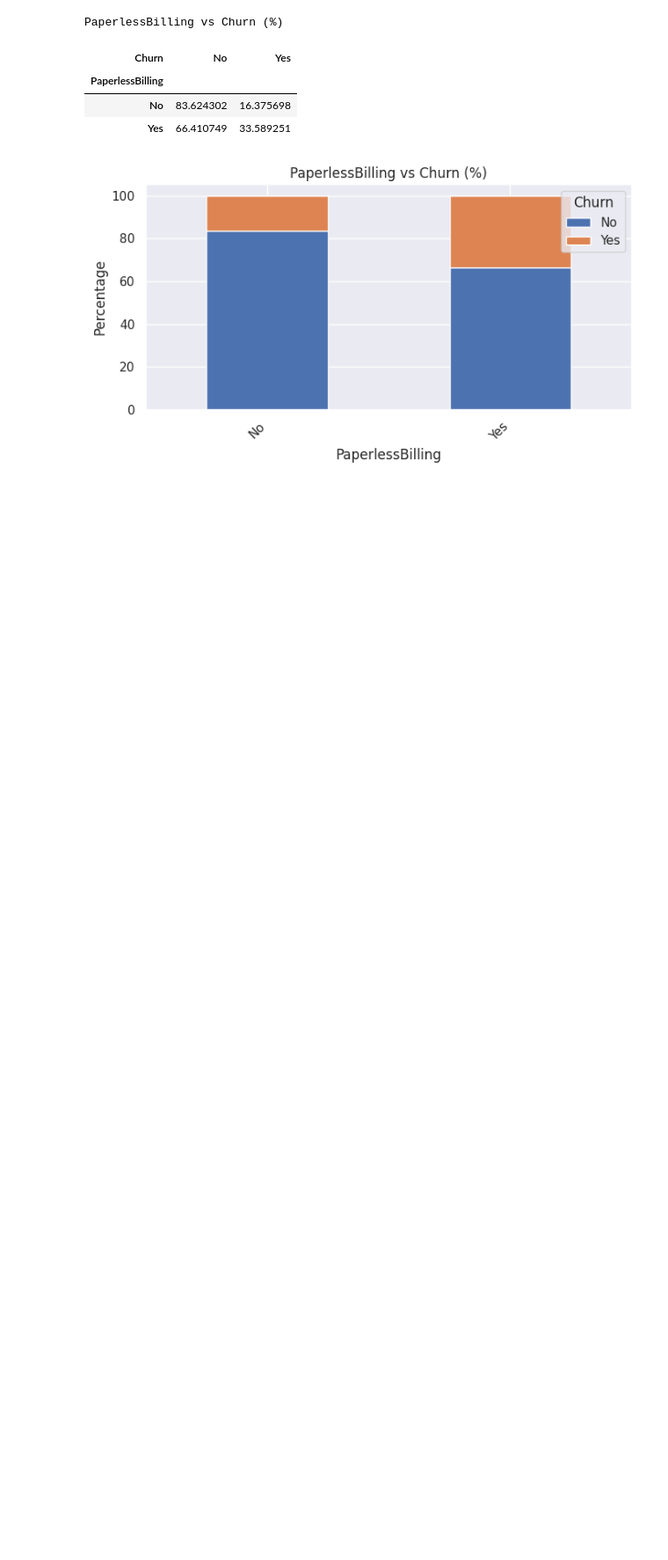
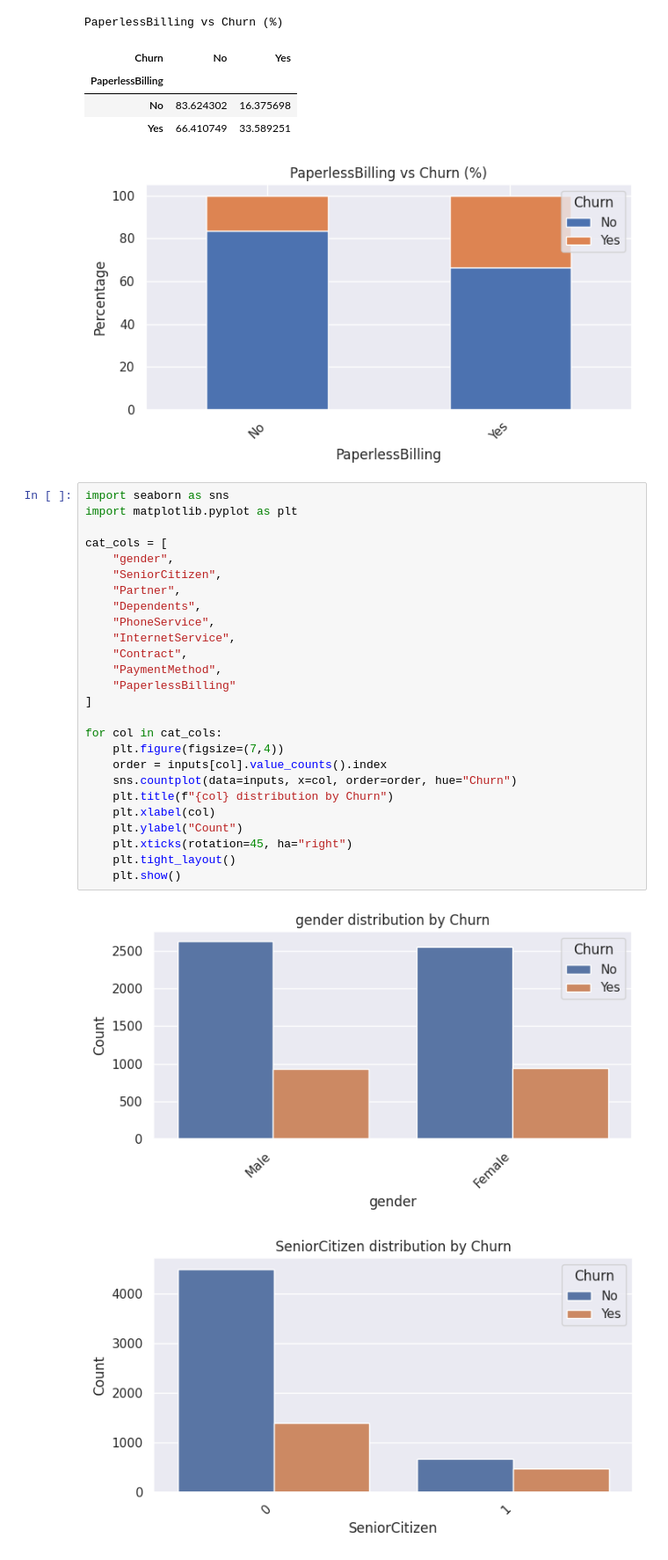
Before and after one commit to anushanthbalachandran/ML_Coursework_Telco_Customer_Churn, a Jupyter notebook: 2425477_20241130_Anushanth.ipynb, the cells around one changed output. Shown at 88% size. Drawn from its saved outputs; the diff is of its cells as text; blank space fills up the shorter version.

```diff
--- a/2425477_20241130_Anushanth.ipynb
+++ b/2425477_20241130_Anushanth.ipynb
@@ -405,3 +402,32 @@ PaperlessBilling vs Churn (%)
 | No | 83.624302 | 16.375698 |
 | Yes | 66.410749 | 33.589251 |
 [figure]
+# %%
+import seaborn as sns
+import matplotlib.pyplot as plt
+
+cat_cols = [
+    "gender",
+    "SeniorCitizen",
+    "Partner",
+    "Dependents",
+    "PhoneService",
+    "InternetService",
+    "Contract",
+    "PaymentMethod",
+    "PaperlessBilling"
+]
+
+for col in cat_cols:
+    plt.figure(figsize=(7,4))
+    order = inputs[col].value_counts().index
+    sns.countplot(data=inputs, x=col, order=order, hue="Churn")
+    plt.title(f"{col} distribution by Churn")
+    plt.xlabel(col)
+    plt.ylabel("Count")
+    plt.xticks(rotation=45, ha="right")
+    plt.tight_layout()
+    plt.show()
+# %% [output]
+[figure, added]
+[figure, added]
```
Also changed, not shown: parts of 9 cells of this notebook.
